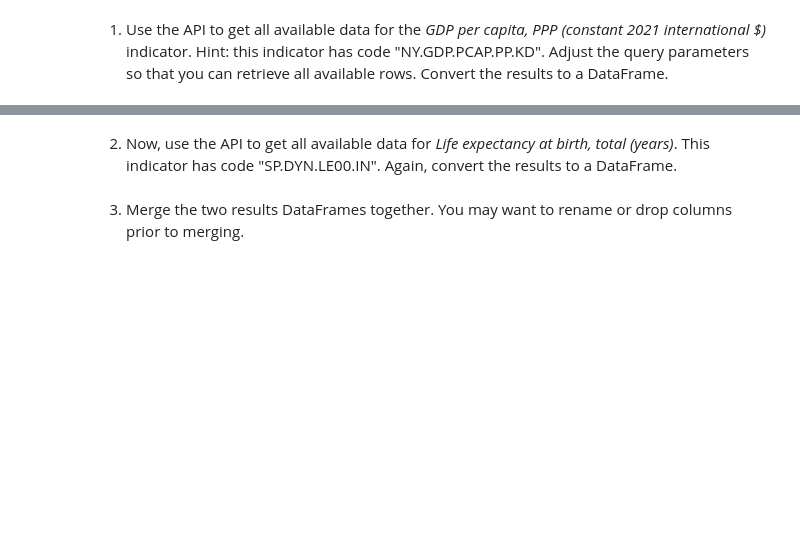
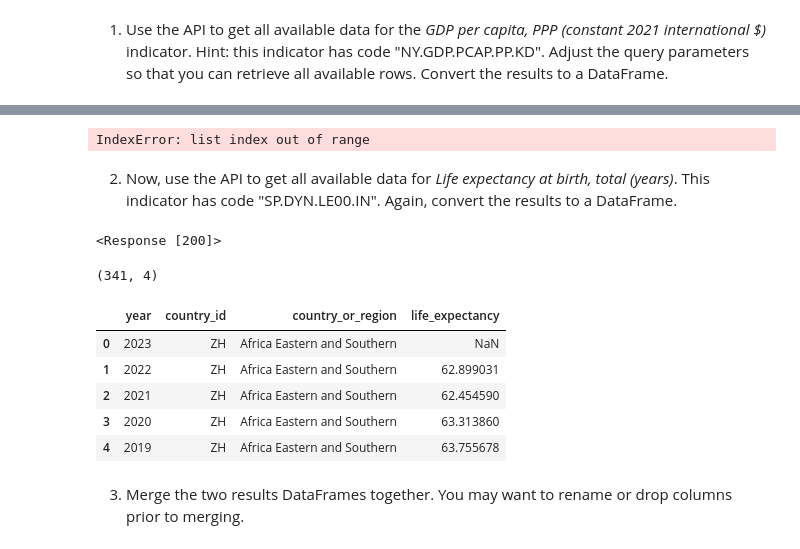
Before and after one commit to nss-data-science-cohort-8/api-exercise-DrewRichard7, a Jupyter notebook: notebooks/un_api_exercise.ipynb, the cells around one changed output, grey strips where cells are left out. Saved outputs shown, nothing was run; the diff lists cells and outputs as text; code cells hidden in the pictures; blank space fills up the shorter version.

```diff
--- a/notebooks/un_api_exercise.ipynb
+++ b/notebooks/un_api_exercise.ipynb
@@ -42,6 +42,70 @@ pd.json_normalize(response.json()[1])
+# %%
+res = (
+    pd
+    .json_normalize(response.json()[1])
+    .drop(
+        columns={
+            'countryiso3code',
+            'unit',
+            'obs_status',
+            'decimal',
+            'indicator.id',
+            'indicator.value'})
+    .rename(
+        columns={
+            'date':'year',
+            'value':'gdp_per_capita',
+            'country.id':'country_id',
+            'country.value':'country_or_region'})
+    .loc[:,['year', 'country_id', 'country_or_region', 'gdp_per_capita']]
+)
+print(res.shape)
+res.head(5)
+# %% [output]
+IndexError: list index out of range
 # %% [markdown]
 
 2. Now, use the API to get all available data for _Life expectancy at birth, total (years)_. This indicator has code "SP.DYN.LE00.IN". Again, convert the results to a DataFrame.
+# %%
+endpoint = 'https://api.worldbank.org/v2/country/all/indicator/SP.DYN.LE00.IN'
+params = {
+    'format' : 'json',
+    'Per_page': '341'
+}
+response2 = requests.get(endpoint, params=params)
+response2
+# %% [output]
+<Response [200]>
+# %%
+res2 = (
+    pd
+    .json_normalize(response2.json()[1])
+    .drop(
+        columns={
+            'countryiso3code',
+            'unit',
+            'obs_status',
+            'decimal',
+            'indicator.id',
+            'indicator.value'})
+    .rename(
+        columns={
+            'date':'year',
+            'value':'life_expectancy',
+            'country.id':'country_id',
+            'country.value':'country_or_region'})
+    .loc[:,['year', 'country_id', 'country_or_region', 'life_expectancy']]
+)
+print(res2.shape)
+res2.head(5)
+# %% [output]
+(341, 4)
+|  | year | country_id | country_or_region | life_expectancy |
+| 0 | 2023 | ZH | Africa Eastern and Southern | NaN |
+| 1 | 2022 | ZH | Africa Eastern and Southern | 62.899031 |
+| 2 | 2021 | ZH | Africa Eastern and Southern | 62.454590 |
+| 3 | 2020 | ZH | Africa Eastern and Southern | 63.313860 |
+| 4 | 2019 | ZH | Africa Eastern and Southern | 63.755678 |
 # %% [markdown]
 
 3. Merge the two results DataFrames together. You may want to rename or drop columns prior to merging.
```
Also changed, not shown: parts of 5 cells of this notebook, 2 other files.
